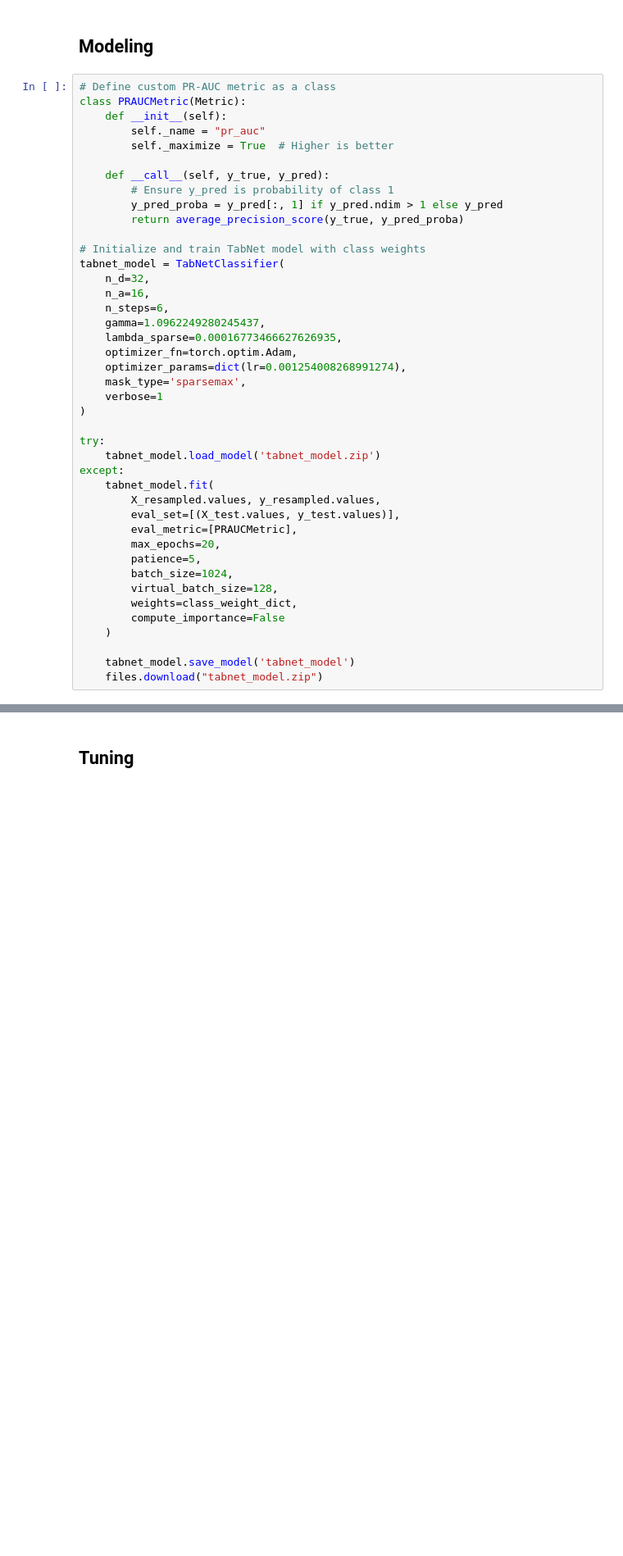
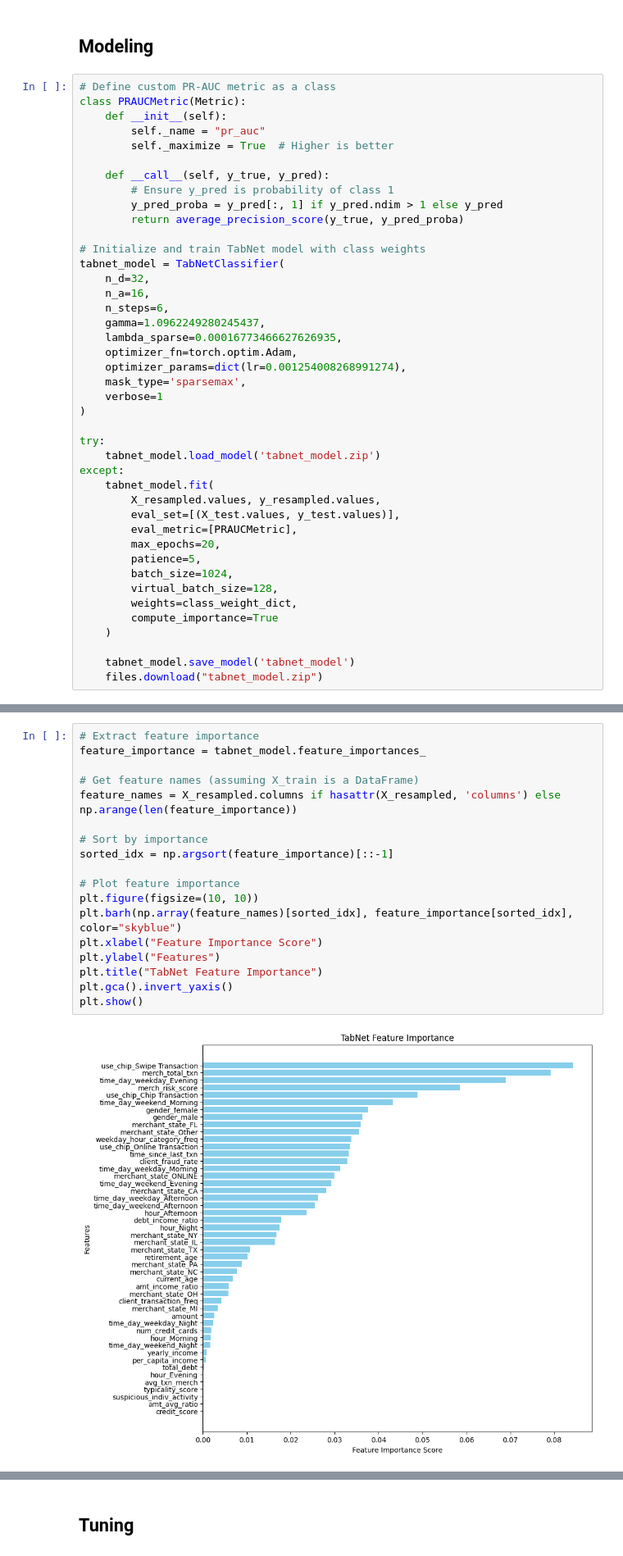
Before and after one commit to McGill-MMA-EnterpriseAnalytics/Financial-fraud, a Jupyter notebook: model_tabnet.ipynb, the cells around one changed output, grey strips where cells are left out. Shown: that part at 82% size. Cells and saved outputs as stored; diff of their text form; blank space fills up the shorter version.

Commit message:
Update with feature importance

```diff
--- a/model_tabnet.ipynb
+++ b/model_tabnet.ipynb
@@ -163,7 +164,7 @@ except:
         batch_size=1024,
         virtual_batch_size=128,
         weights=class_weight_dict,
-        compute_importance=False
+        compute_importance=True
     )
 
     tabnet_model.save_model('tabnet_model')
@@ -215,3 +217,23 @@ plt.show()
    macro avg       0.57      0.80      0.61   1782993
 weighted avg       1.00      0.99      1.00   1782993
 [figure]
+# %%
+# Extract feature importance
+feature_importance = tabnet_model.feature_importances_
+
+# Get feature names (assuming X_train is a DataFrame)
+feature_names = X_resampled.columns if hasattr(X_resampled, 'columns') else np.arange(len(feature_importance))
+
+# Sort by importance
+sorted_idx = np.argsort(feature_importance)[::-1]
+
+# Plot feature importance
+plt.figure(figsize=(10, 10))
+plt.barh(np.array(feature_names)[sorted_idx], feature_importance[sorted_idx], color="skyblue")
+plt.xlabel("Feature Importance Score")
+plt.ylabel("Features")
+plt.title("TabNet Feature Importance")
+plt.gca().invert_yaxis()
+plt.show()
+# %% [output]
+[figure, added]
```
Also changed, not shown: parts of 3 cells of this notebook, 1 other file.
